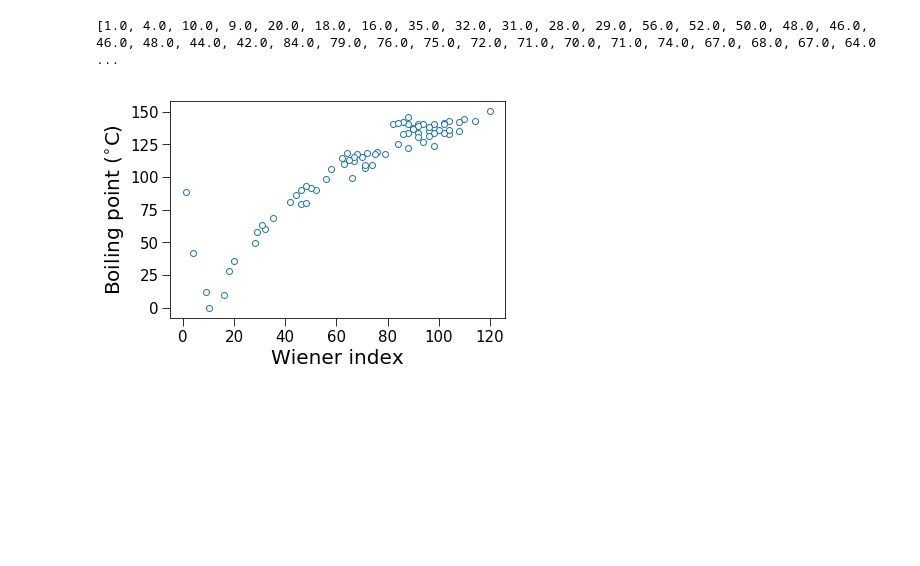
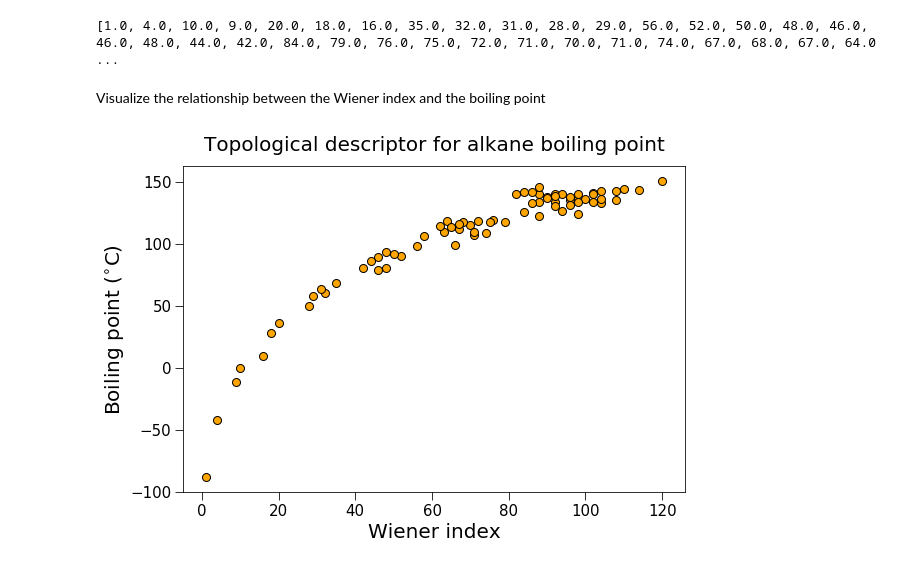
Before and after one commit to Sutton-Research-Lab/Python_workshop_2022, a Jupyter notebook: materials/Day_05/Day_05_RDKit_and_Cheminformatics.ipynb, the cells around one changed output. Drawn from its saved outputs; the diff is of its cells as text; code cells hidden in the pictures; blank space fills up the shorter version.

```diff
--- a/materials/Day_05/Day_05_RDKit_and_Cheminformatics.ipynb
+++ b/materials/Day_05/Day_05_RDKit_and_Cheminformatics.ipynb
@@ -194,10 +198,15 @@ wi = [wiener_index(smile) for smile in smiles]
 print(wi)
 # %% [output]
 [1.0, 4.0, 10.0, 9.0, 20.0, 18.0, 16.0, 35.0, 32.0, 31.0, 28.0, 29.0, 56.0, 52.0, 50.0, 48.0, 46.0, 46.0, 48.0, 44.0, 42.0, 84.0, 79.0, 76.0, 75.0, 72.0, 71.0, 70.0, 71.0, 74.0, 67.0, 68.0, 67.0, 64.0 ...
+# %% [markdown]
+Visualize the relationship between the Wiener index and the boiling point
 # %%
-plt.plot(wi, data['Boiling point'], 'o', mfc='w', markersize=6, linewidth=2)
+f, _ = plt.subplots(figsize=(9, 6))
+plt.plot(wi, data['Boiling point'], 'o', color='k', mfc='orange', ms=8, linewidth=2)
 plt.tick_params(which='both', length=8, labelsize=15)
 plt.xlabel('Wiener index', fontsize=20)
-plt.ylabel('Boiling point ($^{\circ}$C)', fontsize=20);
+plt.ylabel('Boiling point ($^{\circ}$C)', fontsize=20)
+plt.title('Topological descriptor for alkane boiling point', fontsize=20, pad=15)
+plt.savefig('Wiener_index.png', dpi=300, bbox_inches='tight', transparent=True);
 # %% [output]
-[figure, old version]
+[figure, new version]
```
Also changed, not shown: parts of 4 cells of this notebook, 1 other file.
